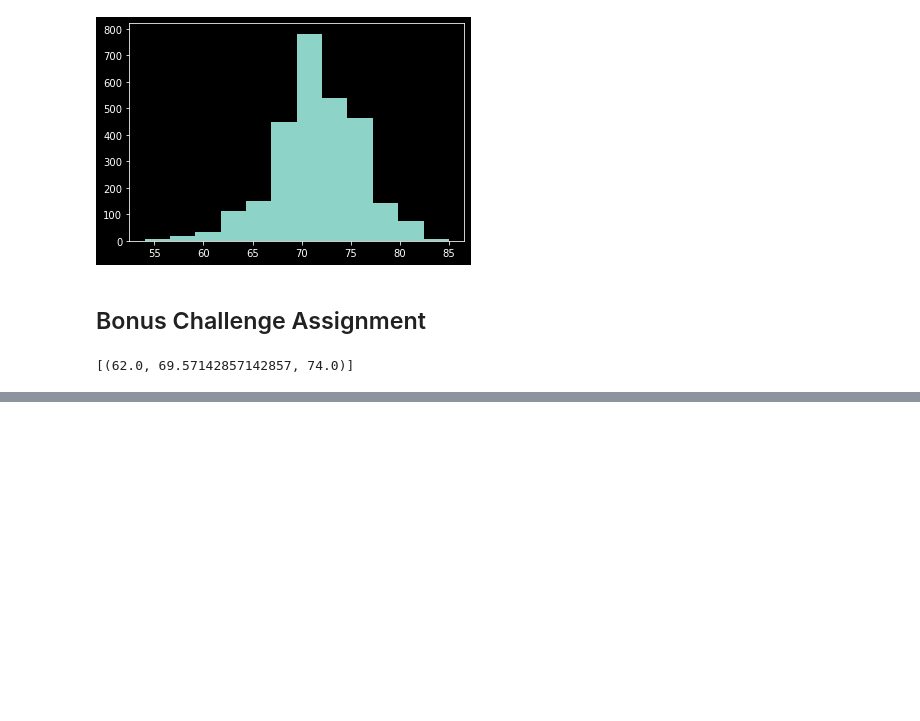
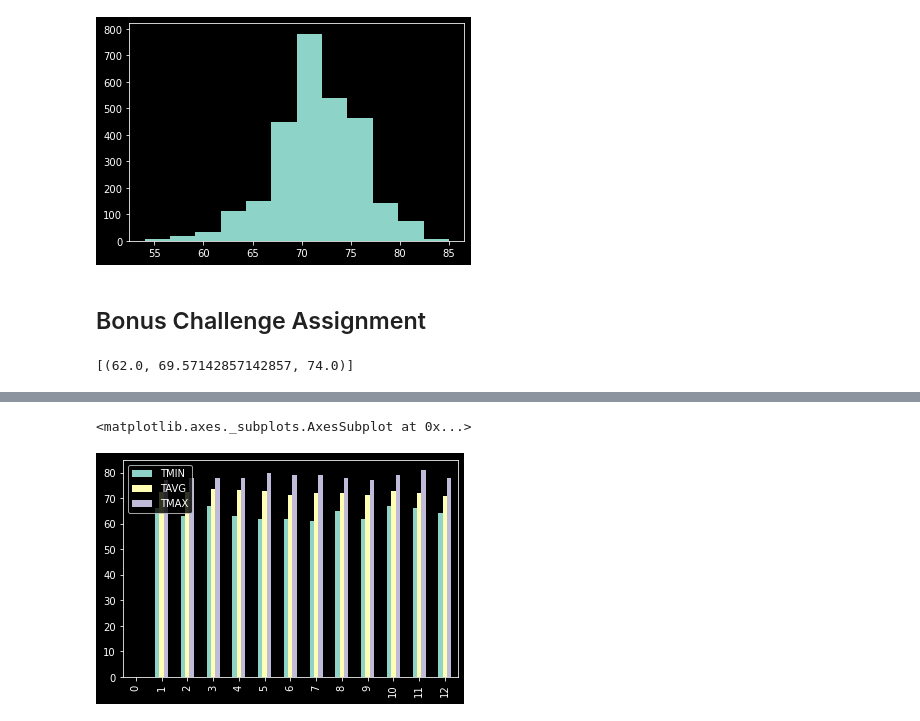
Before and after one commit to JeremyKalmus/sqlalchemy-challenge, a Jupyter notebook: sqlalchemy_challenge.ipynb, the cells around one changed output, grey strips where cells are left out. Cells and saved outputs as stored; diff of their text form; code cells hidden in the pictures; blank space fills up the shorter version.

```diff
--- a/sqlalchemy_challenge.ipynb
+++ b/sqlalchemy_challenge.ipynb
@@ -200,9 +237,24 @@ daily_normals("01-01")
 # push each tuple of calculations into a list called `normals`
 
 # Set the start and end date of the trip
-
+from datetime import datetime
+from datetime import timedelta
+start = '2016-11-23'
+end = '2016-12-05'
 # Use the start and end date to create a range of dates
-
+date_range = datetime.strptime(end, '%Y-%m-%d') - datetime.strptime(start, '%Y-%m-%d')
 # Stip off the year and save a list of %m-%d strings
+trip_list = []
+for i in range(0, date_range.days+1,1):
+    trip_list.append(datetime.strftime(datetime.strptime(start[5:], '%m-%d')+ timedelta(days=i), '%m-%d' ))
 
 # Loop through the list of %m-%d strings and calculate the normals for each date
+trip_normals = pd.DataFrame(columns=['TMIN', 'TAVG', 'TMAX'])
+for i in trip_list:
+    daily = daily_normals(i)
+    daily = pd.DataFrame(daily, columns=['TMIN', 'TAVG', 'TMAX'])
+    trip_normals = trip_normals.append(daily)
+trip_normals = trip_normals.reset_index()
+# %%
+trip_list_df = pd.DataFrame(trip_list, columns=['Date']).reset_index()
+trip_list_df
@@ -208,0 +276,4 @@ daily_normals("01-01")
+# %%
+trip_normals = trip_normals.reset_index()
+trip_normals = trip_normals.drop(trip_normals['index']).rename(columns={'index':'Drop!','level_0':'index'})
+trip_normals
@@ -209,2 +294,5 @@ daily_normals("01-01")
 # %%
 # Load the previous query results into a Pandas DataFrame and add the `trip_dates` range as the `date` index
+
+trip_df = pd.merge(trip_list_df, trip_normals, on='index', how='left').drop(columns=['index', 'Drop!'])
+trip_df
@@ -211,2 +314,6 @@ daily_normals("01-01")
 # %%
 # Plot the daily normals as an area plot with `stacked=False`
+trip_df.plot.bar(stacked=False)
+# %% [output]
+<matplotlib.axes._subplots.AxesSubplot at 0x...>
+[figure, added]
```
Also changed, not shown: parts of 7 cells of this notebook.
